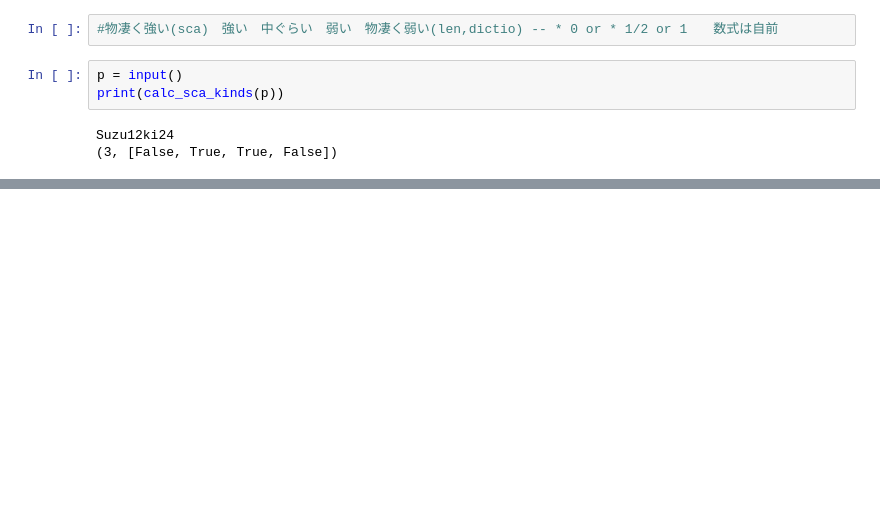
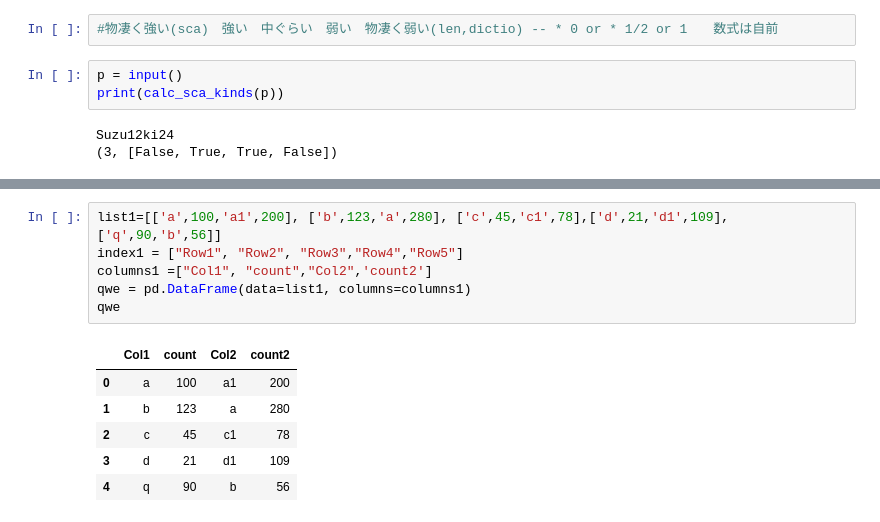
Before and after one commit to Yamada8412/Prog2kakushin, a Jupyter notebook: work1.ipynb, the cells around one changed output, grey strips where cells are left out. Drawn from its saved outputs; the diff is of its cells as text; blank space fills up the shorter version.

```diff
--- a/work1.ipynb
+++ b/work1.ipynb
@@ -86,0 +109,13 @@ df
+# %%
+list1=[['a',100,'a1',200], ['b',123,'a',280], ['c',45,'c1',78],['d',21,'d1',109],['q',90,'b',56]]
+index1 = ["Row1", "Row2", "Row3","Row4","Row5"]
+columns1 =["Col1", "count","Col2",'count2']
+qwe = pd.DataFrame(data=list1, columns=columns1)
+qwe
+# %% [output]
+|  | Col1 | count | Col2 | count2 |
+| 0 | a | 100 | a1 | 200 |
+| 1 | b | 123 | a | 280 |
+| 2 | c | 45 | c1 | 78 |
+| 3 | d | 21 | d1 | 109 |
+| 4 | q | 90 | b | 56 |
```
Also changed, not shown: parts of 12 cells of this notebook.
